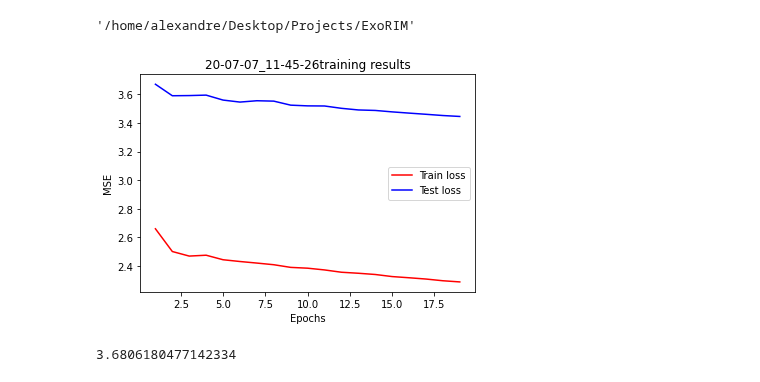
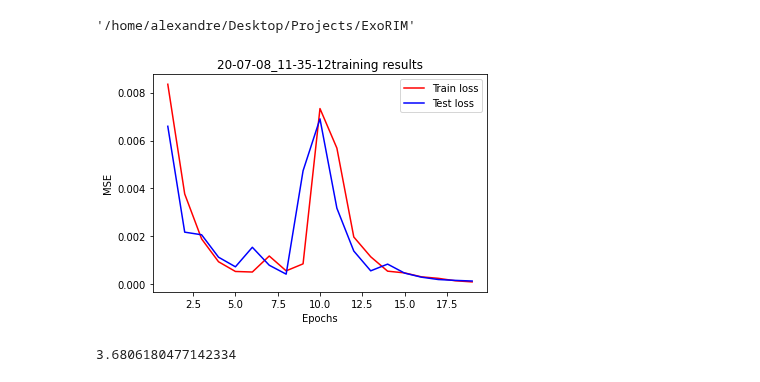
Before and after one commit to AlexandreAdam/ExoRIM, a Jupyter notebook: notebooks/analyse_20-06-07_22-42-35.ipynb, the cells around one changed output. Drawn from its saved outputs; the diff is of its cells as text; code cells hidden in the pictures.

```diff
--- a/notebooks/analyse_20-06-07_22-42-35.ipynb
+++ b/notebooks/analyse_20-06-07_22-42-35.ipynb
@@ -16,25 +16,25 @@ basedir
 # %% [output]
 '/home/alexandre/Desktop/Projects/ExoRIM'
 # %%
-id = "20-07-07_11-45-26"
+id = "20-07-08_11-35-12"
 results_dir = os.path.join(basedir, "results", id)
 checkpoints_dir = os.path.join(basedir, "models", id)
 train_data_dir = os.path.join(basedir, "data", id, "train")
 test_data_dir = os.path.join(basedir, "data", id, "test")
 # %%
-train_loss = np.loadtxt(os.path.join(results_dir, "train_loss_1.txt"))
-test_loss = np.loadtxt(os.path.join(results_dir, "test_loss_1.txt"))
+train_loss = np.loadtxt(os.path.join(results_dir, "train_loss_0.txt"))
+test_loss = np.loadtxt(os.path.join(results_dir, "test_loss_0.txt"))
 epochs = [i for i in range(1, train_loss.size + 1)]
 plt.figure()
 plt.plot(epochs, train_loss, "-r", label="Train loss")
 plt.plot(epochs, test_loss, "-b", label="Test loss")
 plt.title(id + "training results")
 plt.xlabel("Epochs")
 plt.ylabel("MSE")
 plt.legend()
 plt.savefig(os.path.join(results_dir, "learning_curve.png"))
 # %% [output]
-[figure, old version]
+[figure, new version]
 # %%
 test_loss.min()
 # %% [output]
```
Also changed, not shown: parts of 5 cells of this notebook, 6 other files.
